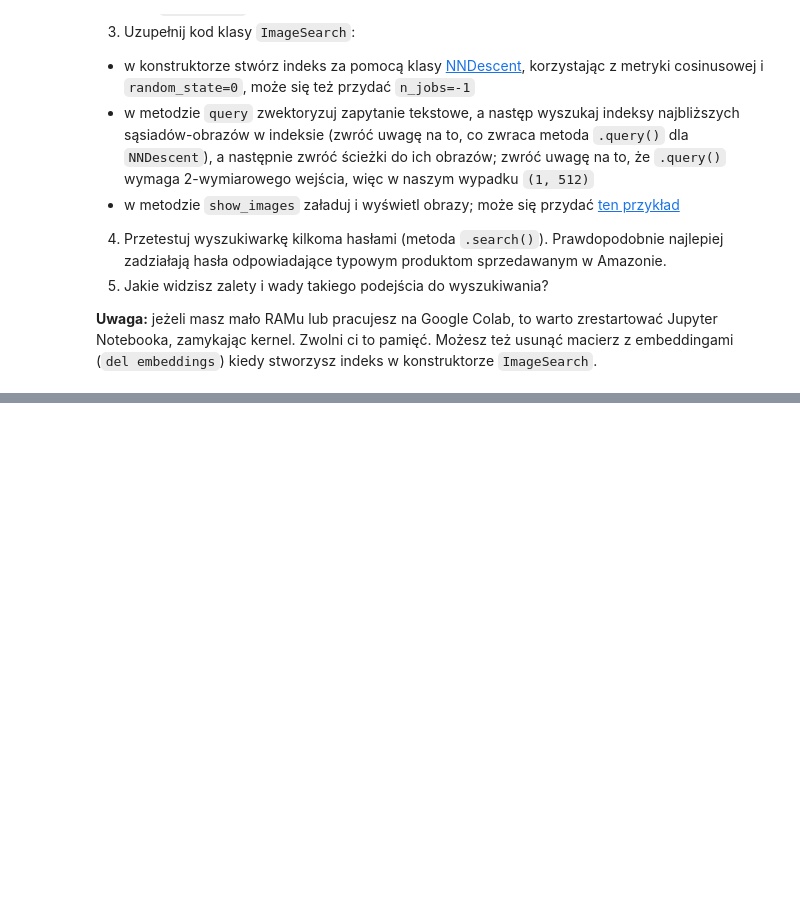
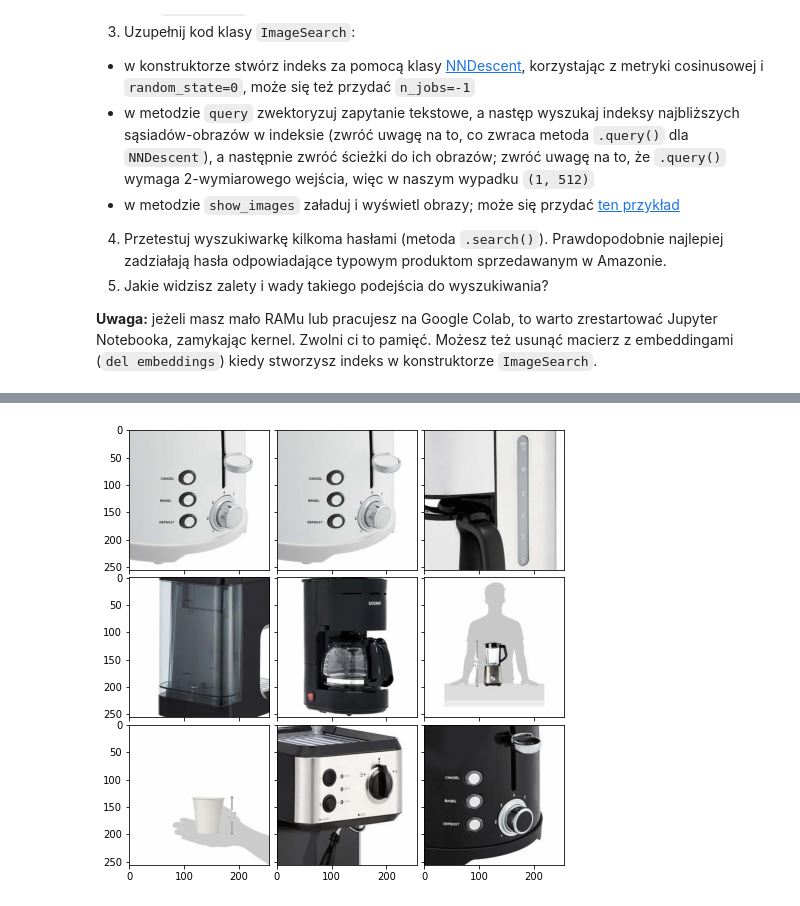
Before and after one commit to pweglik/pum, a Jupyter notebook: lab2/lab2.ipynb, the cells around one changed output, grey strips where cells are left out. Drawn from its saved outputs; the diff is of its cells as text; code cells hidden in the pictures; blank space fills up the shorter version.

```diff
--- a/lab2/lab2.ipynb
+++ b/lab2/lab2.ipynb
@@ -577,7 +695,7 @@ from sentence_transformers import SentenceTransformer
 from tqdm.notebook import tqdm
 
 
-MAX_IMAGES = 10000
+MAX_IMAGES = 40000
 BATCH_SIZE = joblib.cpu_count(only_physical_cores=True)
 
 
@@ -586,7 +704,6 @@ def vectorize_images(
 ) -> np.ndarray:
     device = "cuda" if torch.cuda.is_available() else "cpu"
     model = SentenceTransformer("clip-ViT-B-32", device=device)
-
     # batch iterator, based on Python itertools example
     def batched(iterable, n: int):
         it = iter(iterable)
@@ -601,19 +718,17 @@ def vectorize_images(
         start_idx = 0
         for batch in batched(image_paths.iloc[:MAX_IMAGES], BATCH_SIZE):
             # update end_idx; remember to stop at MAX_IMAGES!
-
+            end_idx = min(start_idx + BATCH_SIZE, MAX_IMAGES)
 
             # load images with Image.open()
-
+            images = [Image.open(image_path) for image_path in batch]
 
             # calculate embeddings
-
-
             # save embeddings in the embeddings array
-
+            embeddings[start_idx:end_idx] = model.encode(images)
 
             # update start_idx
-
+            start_idx = end_idx
 
             pbar.update(BATCH_SIZE)
 
@@ -622,7 +737,8 @@ def vectorize_images(
 embeddings = vectorize_images(image_paths)
 # %%
 from pynndescent import NNDescent
-
+from typing import List # niestety jeszcze python 3.8
+from mpl_toolkits.axes_grid1 import ImageGrid
 
 class ImageSearch:
     def __init__(self, image_paths: pd.Series, embeddings: np.ndarray):
@@ -633,18 +749,37 @@ class ImageSearch:
         self.model = SentenceTransformer("clip-ViT-B-32", device=device)
 
         # create PyNNDescent index
-        self.index = ...
+        self.index = NNDescent(embeddings, metric='cosine', random_state=0, n_jobs=-1)
 
     def search(self, text: str, n_neighbors: int = 9) -> None:
         image_paths = self.query(text, n_neighbors)
-        self.show(image_paths)
+        self.show(image_paths[0])
 
-    def query(self, text: str, n_neighbors: int = 9) -> list[str]:
-        ...
+    def query(self, text: str, n_neighbors: int = 9) -> List[str]:
+        embedding = self.model.encode(text)
+        embedding = embedding[np.newaxis, :] # add dimension
 
-    def show(self, image_paths: list[str]) -> None:
-        ...
+        indicies, _ = self.index.query(embedding, k=n_neighbors)
+        return self.image_paths[indicies]
+
+
+    def show(self, image_paths: List[str]) -> None:
+        fig = plt.figure(figsize=(8., 8.))
+        grid = ImageGrid(fig, 111,
+                        nrows_ncols=(3, 3),
+                        axes_pad=0.1,  # pad between axes in inch.
+                        )
+
+        for ax, image_path in zip(grid, image_paths):
+            im = Image.open(image_path)
+            ax.imshow(im)
+
+        plt.show()
 # %%
 image_search = ImageSearch(image_paths, embeddings)
+# %%
+image_search.search("coffee machine")
+# %% [output]
+[figure, added]
 # %%
 image_search.search("blue pillow")
```
Also changed, not shown: parts of 22 cells of this notebook, 3 other files.
